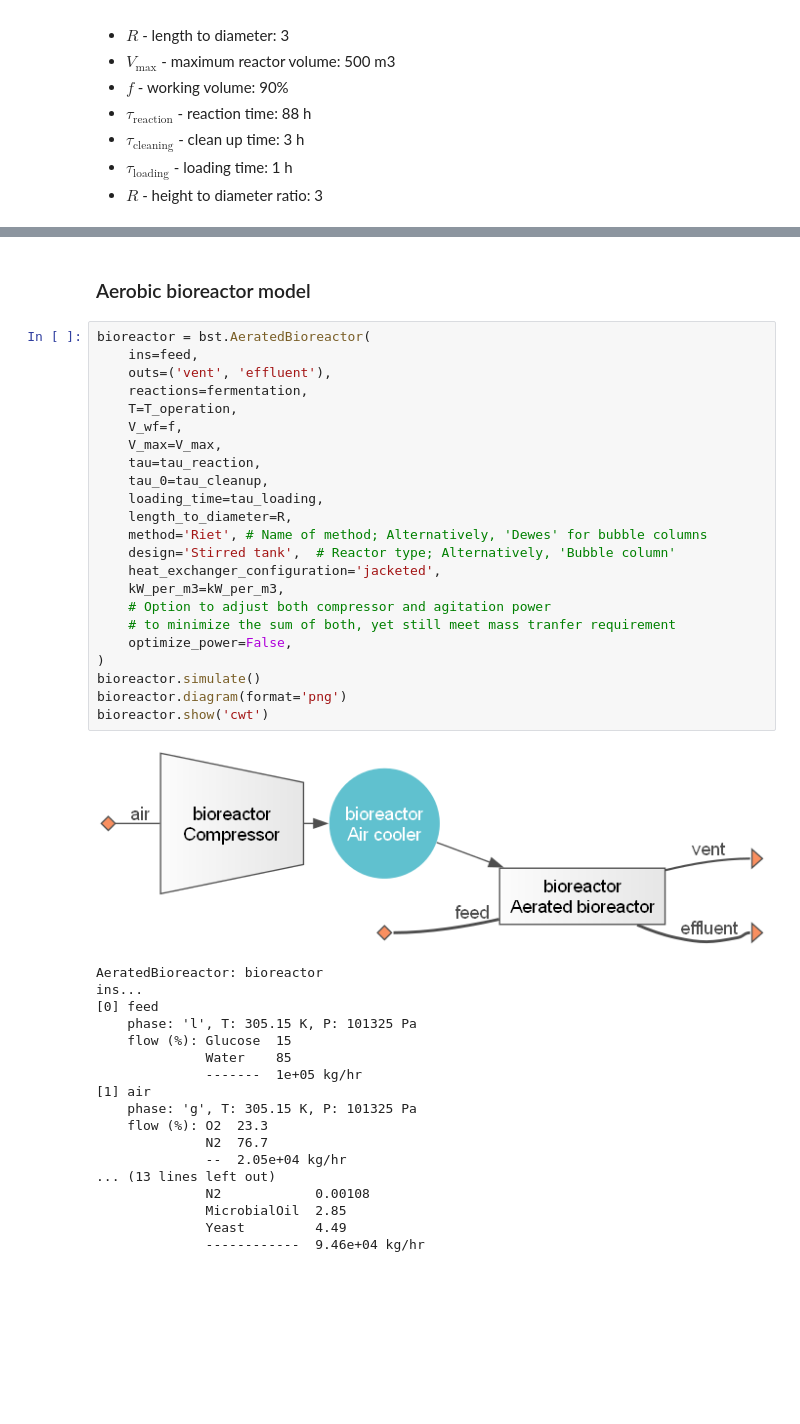
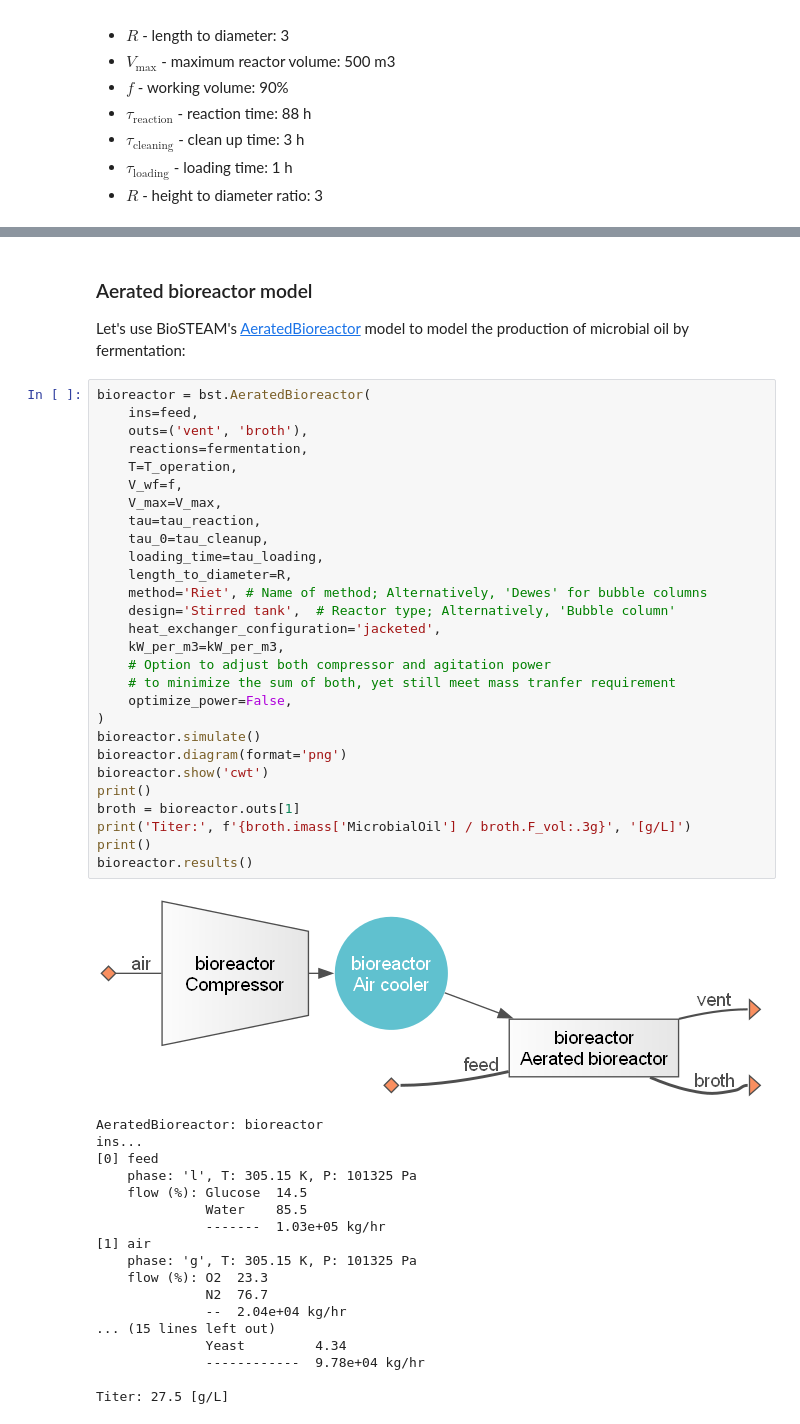
Before and after one commit to BioSTEAMDevelopmentGroup/How2STEAM, a Jupyter notebook: case_studies/Bioreactor_modeling.ipynb, the cells around one changed output, grey strips where cells are left out. Drawn from its saved outputs; the diff is of its cells as text; blank space fills up the shorter version.

Commit message:
first draft of bioreactor modeling tutorial

```diff
--- a/case_studies/Bioreactor_modeling.ipynb
+++ b/case_studies/Bioreactor_modeling.ipynb
@@ -673,44 +698,51 @@ flow (%): O2  23.3
 # %% [markdown]
-### Aerobic bioreactor model
+### Aerated bioreactor model
+
+Let's use BioSTEAM's [AeratedBioreactor](https://biosteam.readthedocs.io/en/latest/API/units/aerated_bioreactor.html) model to model the production of microbial oil by fermentation:
 # %%
 bioreactor = bst.AeratedBioreactor(
     ins=feed,
-    outs=('vent', 'effluent'),
+    outs=('vent', 'broth'),
     reactions=fermentation,
     T=T_operation,
     V_wf=f,
     V_max=V_max,
     tau=tau_reaction,
     tau_0=tau_cleanup,
     loading_time=tau_loading,
     length_to_diameter=R,
     method='Riet', # Name of method; Alternatively, 'Dewes' for bubble columns
     design='Stirred tank',  # Reactor type; Alternatively, 'Bubble column'
     heat_exchanger_configuration='jacketed',
     kW_per_m3=kW_per_m3,
     # Option to adjust both compressor and agitation power
     # to minimize the sum of both, yet still meet mass tranfer requirement
     optimize_power=False,
 )
 bioreactor.simulate()
 bioreactor.diagram(format='png')
 bioreactor.show('cwt')
+print()
+broth = bioreactor.outs[1]
+print('Titer:', f'{broth.imass['MicrobialOil'] / broth.F_vol:.3g}', '[g/L]')
+print()
+bioreactor.results()
 # %% [output]
-[figure, old version]
+[figure, new version]
 AeratedBioreactor: bioreactor
 ins...
 [0] feed
     phase: 'l', T: 305.15 K, P: 101325 Pa
-    flow (%): Glucose  15
-              Water    85
-              -------  1e+05 kg/hr
+    flow (%): Glucose  14.5
+              Water    85.5
+              -------  1.03e+05 kg/hr
 [1] air
     phase: 'g', T: 305.15 K, P: 101325 Pa
     flow (%): O2  23.3
               N2  76.7
-              --  2.05e+04 kg/hr
-... (13 lines left out)
-              N2            0.00108
-              MicrobialOil  2.85
-              Yeast         4.49
-              ------------  9.46e+04 kg/hr
+              --  2.04e+04 kg/hr
+... (15 lines left out)
+              Yeast         4.34
+              ------------  9.78e+04 kg/hr
+
+Titer: 27.5 [g/L]
```
Also changed, not shown: parts of 20 cells of this notebook.
